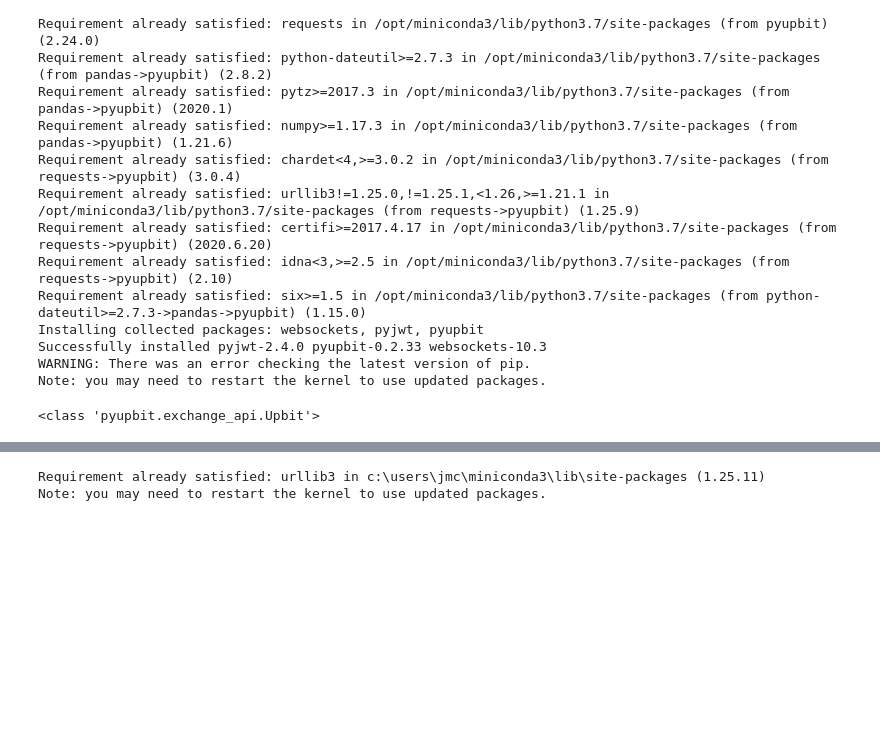
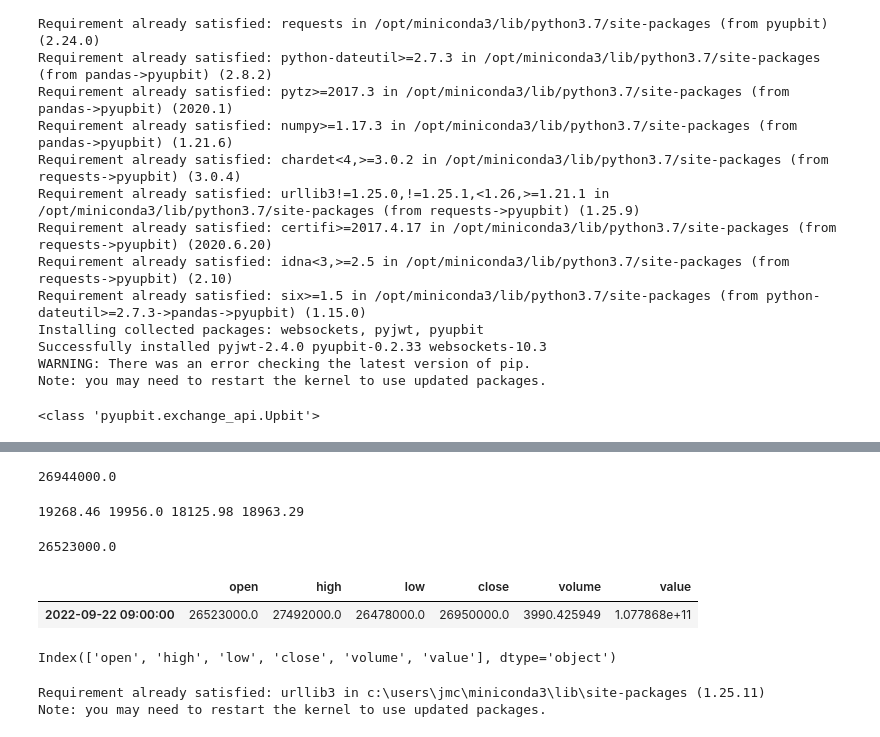
Before and after one commit to samuel0325/beBaillionaire, a Jupyter notebook: Coin/Coin_great_second_start_220719_test.ipynb, the cells around one changed output, grey strips where cells are left out. Drawn from its saved outputs; the diff is of its cells as text; code cells hidden in the pictures; blank space fills up the shorter version.

```diff
--- a/Coin/Coin_great_second_start_220719.ipynb
+++ b/Coin/Coin_great_second_start_220719_test.ipynb
@@ -26,3 +26,5 @@ import pyupbit
 print(pyupbit.Upbit)
 # %% [output]
 <class 'pyupbit.exchange_api.Upbit'>
+# %%
+df = pyupbit.get_ohlcv("KRW-BTC", count=1)
@@ -29,3 +35,25 @@ print(pyupbit.Upbit)
+# %%
+df['close'][0]
+# %% [output]
+26944000.0
+# %%
+ticker = binance.fetch_ticker('BTC/USDT')
+print(ticker['open'], ticker['high'], ticker['low'], ticker['close'])
+# %% [output]
+19268.46 19956.0 18125.98 18963.29
+# %%
+df['open'][0]
+# %% [output]
+26523000.0
+# %%
+df
+# %% [output]
+|  | open | high | low | close | volume | value |
+| 2022-09-22 09:00:00 | 26523000.0 | 27492000.0 | 26478000.0 | 26950000.0 | 3990.425949 | 1.077868e+11 |
+# %%
+df.columns
+# %% [output]
+Index(['open', 'high', 'low', 'close', 'volume', 'value'], dtype='object')
 # %%
 pip install urllib3
 # %% [output]
```
Also changed, not shown: parts of 1 cell of this notebook, 2 other files.
